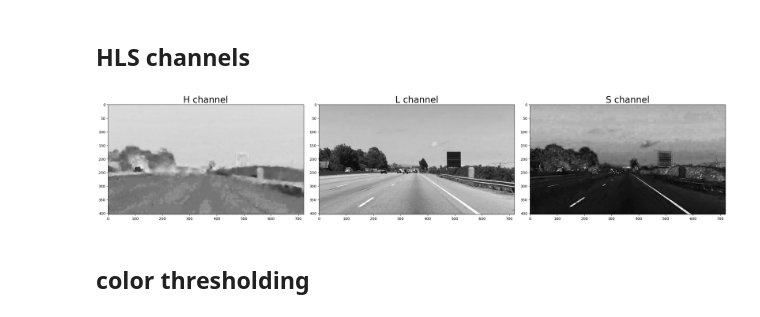
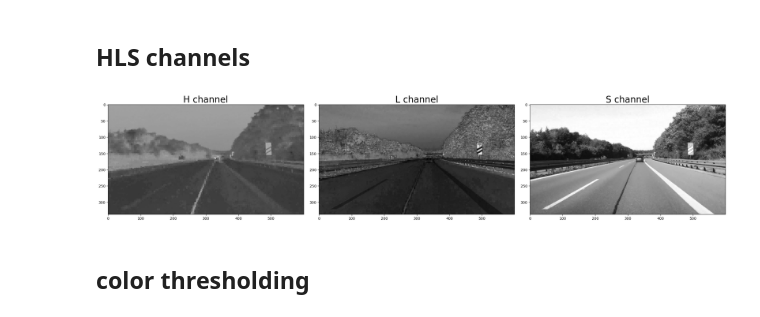
Before and after one commit to mgama1/ADAS, a Jupyter notebook: Lane detection Experiments.ipynb, the cells around one changed output. Cells and saved outputs as stored; diff of their text form; code cells hidden in the pictures.

```diff
--- a/Lane detection Experiments.ipynb
+++ b/Lane detection Experiments.ipynb
@@ -3,24 +3,24 @@
 # %%
 import matplotlib.pyplot as plt
 import matplotlib.image as mpimg
 import numpy as np
 import cv2
 
-image = mpimg.imread('../testimage.jpg')
+image = mpimg.imread('../testimage2.jpg')
 
-hls = cv2.cvtColor(image, cv2.COLOR_RGB2HLS)
+hls = cv2.cvtColor(image, cv2.COLOR_RGB2HSV)
 
 f, (ax1, ax2,ax3) = plt.subplots(1, 3, figsize=(24, 9))
 f.tight_layout()
 ax1.imshow(hls[:,:,0], cmap='gray')
 ax1.set_title('H channel', fontsize=25)
 ax2.imshow(hls[:,:,1], cmap='gray')
 ax2.set_title('L channel', fontsize=25)
 ax3.imshow(hls[:,:,2], cmap='gray')
 ax3.set_title('S channel', fontsize=25)
 plt.subplots_adjust(left=0., right=1, top=1, bottom=0.)
 # %% [output]
-[figure, old version]
+[figure, new version]
 # %% [markdown]
 ## color thresholding
 # %%
```
Also changed, not shown: parts of 4 cells of this notebook, 5 other files.
